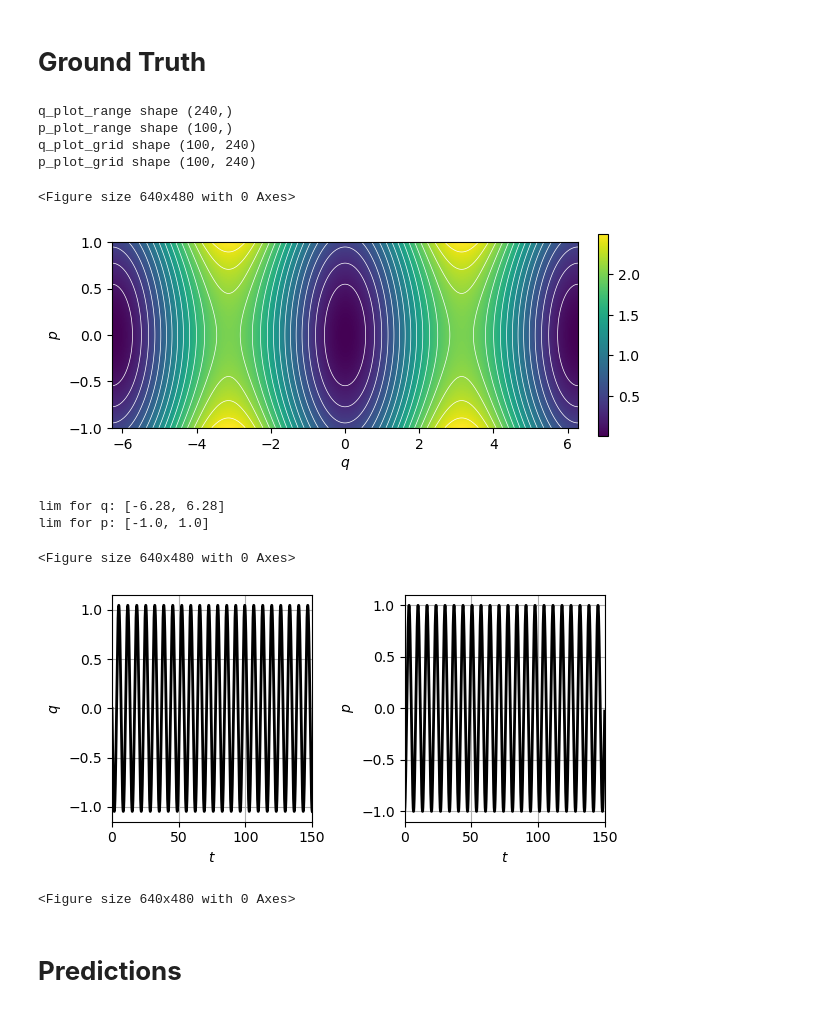
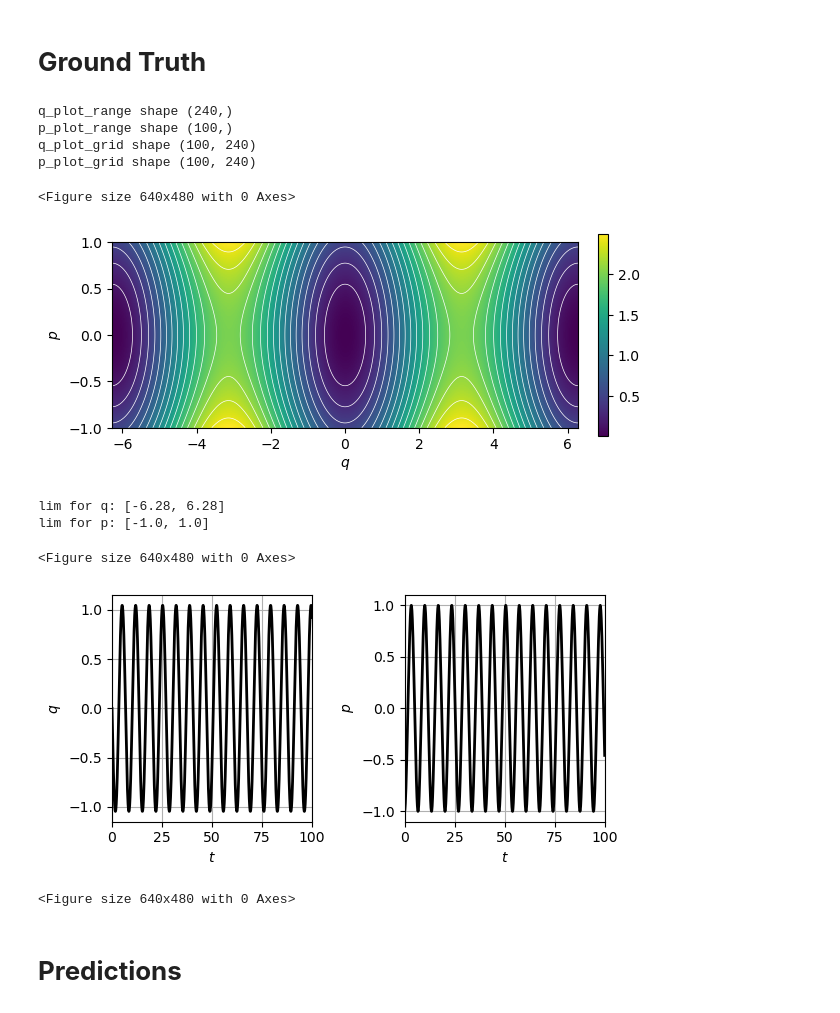
Before and after one commit to AlphaGergedan/Random-HNN, a Jupyter notebook: notebooks/integration/single_pendulum.ipynb, the cells around one changed output. Saved outputs shown, nothing was run; the diff lists cells and outputs as text; code cells hidden in the pictures.

Commit message:
single pendulum integration notebook

```diff
--- a/notebooks/integration/single_pendulum.ipynb
+++ b/notebooks/integration/single_pendulum.ipynb
@@ -17,8 +17,11 @@ from error_functions.index import l2_error, l2_error_relative, mean_squared_erro
 from utils.grid import generate_grid
 from utils.plot import plot_2d, plot_ground_truth_trajectory_2d, plot_predicted_trajectories_2d, plot_predicted_trajectory_errors, plot_predicted_trajectory_energy
 
+from integrators.explicit_euler import ExplicitEuler
+from integrators.semi_implicit_euler import SemiImplicitEuler
+
 # interesting result with 240 points only for single pendulum
-EXPERIMENT_DIR = '../../old_cluster/out/main/single_pendulum/random/[240]qtrain[100]ptrain_single_pendulum.pkl'
+EXPERIMENT_DIR = '../../cluster/out/solve-hamil/single-pendulum/2pi-1/[240]qtrain[100]ptrain[1500]neurons_single_pendulum.pkl'
 
 # single pendulum with 20 freq
 #EXPERIMENT_DIR = '../../old_cluster/out/main/single_pendulum_20_freq_domain/random/smaller_domain/M_3000/[240]qtrain[100]ptrain_single_pendulum_20_freq.pkl'
@@ -29,7 +32,7 @@ print(f"-> LOADED EXPERIMENT: {EXPERIMENT_DIR}")
 print(f"                      {experiment.keys()} ")
 print(f"                      n_runs = {len(experiment['runs'])} ")
 print(f"                      single run includes keys: {experiment['runs'][0].keys()}")
-print(f"-> SUMMARY:\n{get_summary(experiment, ['ELM', 'U-SWIM', 'A-SWIM', 'SWIM'], ['test'], ['errors'], ['l2_error_relative'], ['median', 'mean'])}")
+print(f"-> SUMMARY:\n{get_summary(experiment, ['ELM', 'U-SWIM', 'A-SWIM', 'SWIM'], ['test'], ['function_errors'], ['l2_error_relative'], ['median', 'mean'])}")
 print(f"-> ")
 print(f"-> ELM bias min: {np.min(experiment['runs'][0]['ELM'][0].biases)}, max: {np.max(experiment['runs'][0]['ELM'][0].biases)}")
 
@@ -99,47 +102,47 @@ def dt_true(t, x):
     ground truth time derivatives of q and p
     """
     x = x.reshape(1,-1)
-    dH_true = dH(x).T.reshape(-1)
-    #print("dH is:", str(dH))
+    dH_true = dH(x).reshape(-1)
     return [dH_true[1], -dH_true[0]] # [dH/dp, -dH/dq][q^dot, p^dot]
 
 # RK45
-t_span = [0, 150]
-t_eval = np.linspace(t_span[0], t_span[1], 150000)
+t_span = [0, 100]
+n_steps = 1000
+t_eval = np.linspace(t_span[0], t_span[1], n_steps)
 y0 = [0, -1]
 
-motion_true = solve_ivp(dt_true, t_span, y0, dense_output=False, t_eval=t_eval, rtol=1e-13)
+pendulum_motion_true = solve_ivp(dt_true, t_span, y0, dense_output=False, t_eval=t_eval, rtol=1e-13)
 # get integrated trajectories of shape (N,2)
-traj_true = motion_true.y.T
+traj_true = pendulum_motion_true.y.T
 
 q_train_lim_start = experiment['domain_params']['q_train_lim'][0][0]
 q_train_lim_end = experiment['domain_params']['q_train_lim'][0][1]
 p_train_lim_start = experiment['domain_params']['p_train_lim'][0][0]
 p_train_lim_end = experiment['domain_params']['p_train_lim'][0][1]
 print(f"lim for q: [{q_train_lim_start}, {q_train_lim_end}]")
 print(f"lim for p: [{p_train_lim_start}, {p_train_lim_end}]")
 if np.any(traj_true[:,0] < q_train_lim_start):
     print(f"WARNING: found q={np.min(traj_true[:,0])}, which is out of bounds for this experiment")
 elif np.any(traj_true[:,0] > q_train_lim_end):
     print(f"WARNING: found q={np.max(traj_true[:,0])}, which is out of bounds for this experiment")
 
 if np.any(traj_true[:,1] < p_train_lim_start):
     print(f"WARNING: found p={np.min(traj_true[:,1])}, which is out of bounds for this experiment")
 elif np.any(traj_true[:,1] > p_train_lim_end):
     print(f"WARNING: found p={np.max(traj_true[:,1])}, which is out of bounds for this experiment")
 
-plot_ground_truth_trajectory_2d(t_span, t_eval, traj_true, verbose=True, save='single_pendulum_ground_truth_integration.pdf', linewidth=2)
+plot_ground_truth_trajectory_2d(t_span, t_eval, traj_true, verbose=True, save='single_pendulum_ground_truth_integration_rk45.pdf', linewidth=2)
 # %% [output]
 q_plot_range shape (240,)
 p_plot_range shape (100,)
 q_plot_grid shape (100, 240)
 p_plot_grid shape (100, 240)
 <Figure size 640x480 with 0 Axes>
 [figure]
 lim for q: [-6.28, 6.28]
 lim for p: [-1.0, 1.0]
 <Figure size 640x480 with 0 Axes>
-[figure, old version]
+[figure, new version]
 <Figure size 640x480 with 0 Axes>
 # %% [markdown]
 # **Predictions**
```
Also changed, not shown: parts of 8 cells of this notebook.
